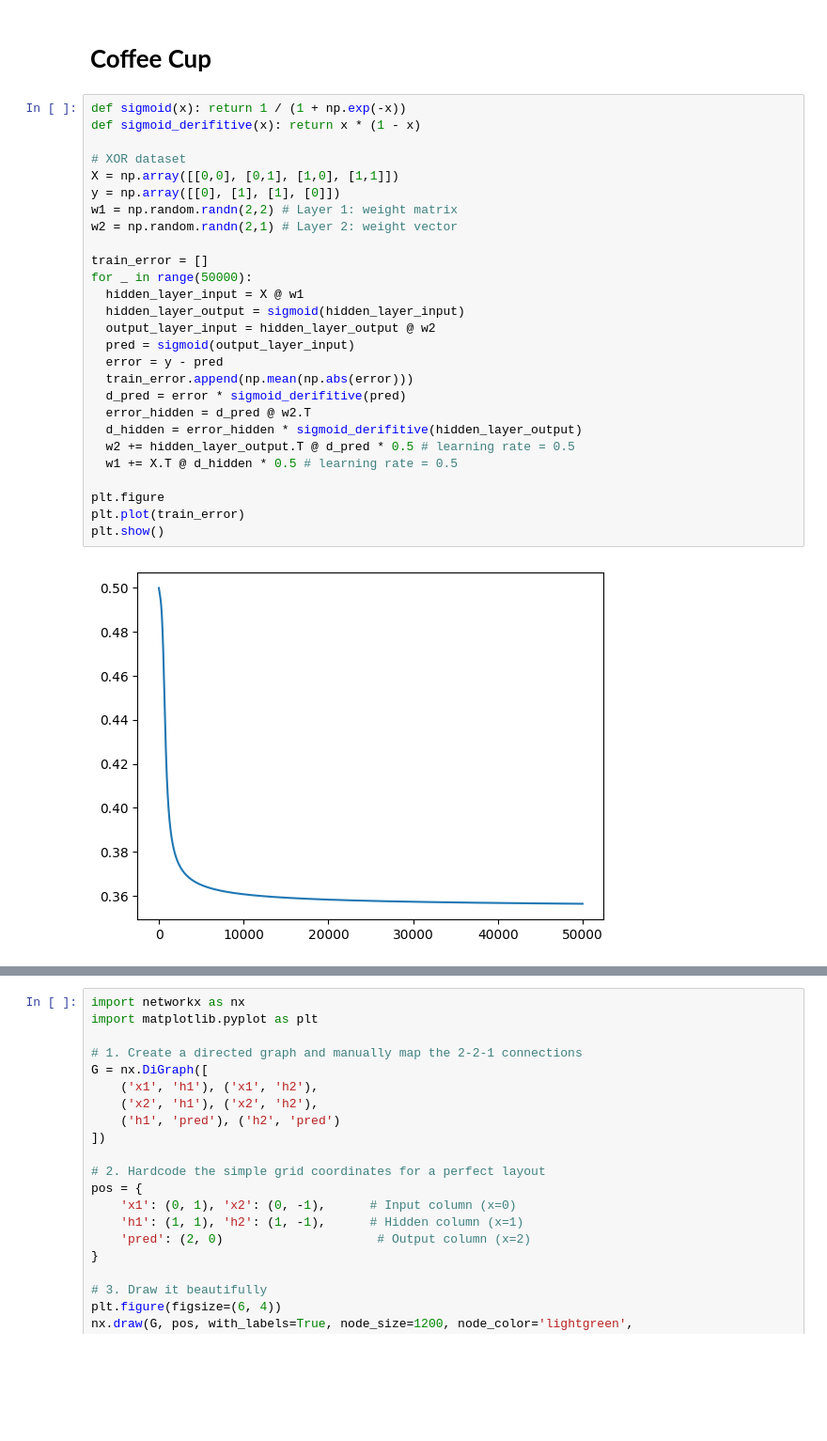
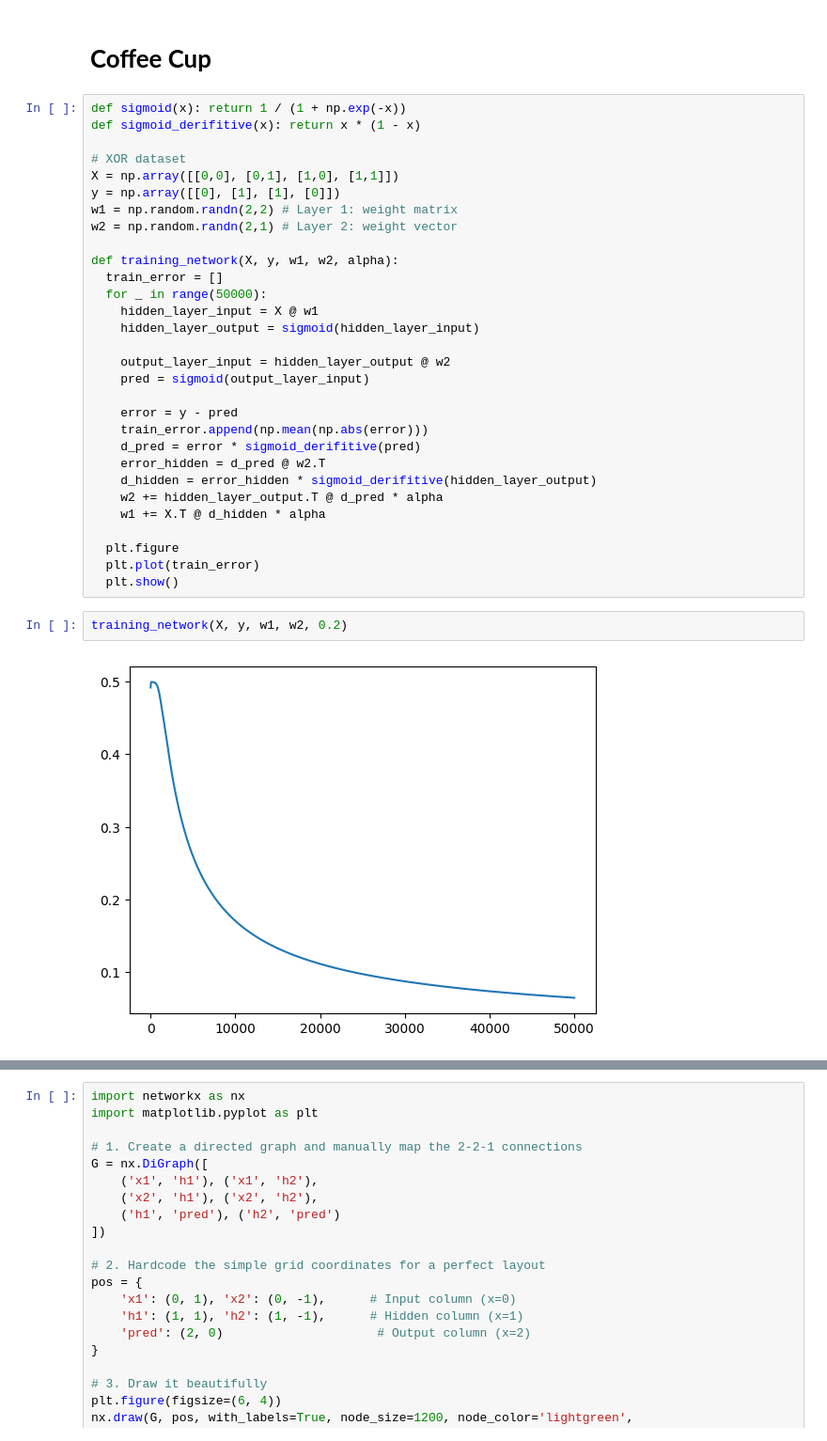
Before and after one commit to Louis-codes/TUM_deep_learning, a Jupyter notebook: 01_math_recap.ipynb, the cells around one changed output, grey strips where cells are left out. Shown at 94% size. Saved outputs shown, nothing was run; the diff lists cells and outputs as text; blank space fills up the shorter version.

Commit message:
experimenting with different learning rates

```diff
--- a/01_math_recap.ipynb
+++ b/01_math_recap.ipynb
@@ -58,22 +58,27 @@ y = np.array([[0], [1], [1], [0]])
 w1 = np.random.randn(2,2) # Layer 1: weight matrix
 w2 = np.random.randn(2,1) # Layer 2: weight vector
 
-train_error = []
-for _ in range(50000):
-  hidden_layer_input = X @ w1
-  hidden_layer_output = sigmoid(hidden_layer_input)
-  output_layer_input = hidden_layer_output @ w2
-  pred = sigmoid(output_layer_input)
-  error = y - pred
-  train_error.append(np.mean(np.abs(error)))
-  d_pred = error * sigmoid_derifitive(pred)
-  error_hidden = d_pred @ w2.T
-  d_hidden = error_hidden * sigmoid_derifitive(hidden_layer_output)
-  w2 += hidden_layer_output.T @ d_pred * 0.5 # learning rate = 0.5
-  w1 += X.T @ d_hidden * 0.5 # learning rate = 0.5
+def training_network(X, y, w1, w2, alpha):
+  train_error = []
+  for _ in range(50000):
+    hidden_layer_input = X @ w1
+    hidden_layer_output = sigmoid(hidden_layer_input)
 
-plt.figure
-plt.plot(train_error)
-plt.show()
+    output_layer_input = hidden_layer_output @ w2
+    pred = sigmoid(output_layer_input)
+
+    error = y - pred
+    train_error.append(np.mean(np.abs(error)))
+    d_pred = error * sigmoid_derifitive(pred)
+    error_hidden = d_pred @ w2.T
+    d_hidden = error_hidden * sigmoid_derifitive(hidden_layer_output)
+    w2 += hidden_layer_output.T @ d_pred * alpha
+    w1 += X.T @ d_hidden * alpha
+
+  plt.figure
+  plt.plot(train_error)
+  plt.show()
-# %% [output]
-[figure, removed]
+# %%
+training_network(X, y, w1, w2, 0.2)
+# %% [output]
+[figure, added]
```
Also changed, not shown: parts of 1 cell of this notebook.
